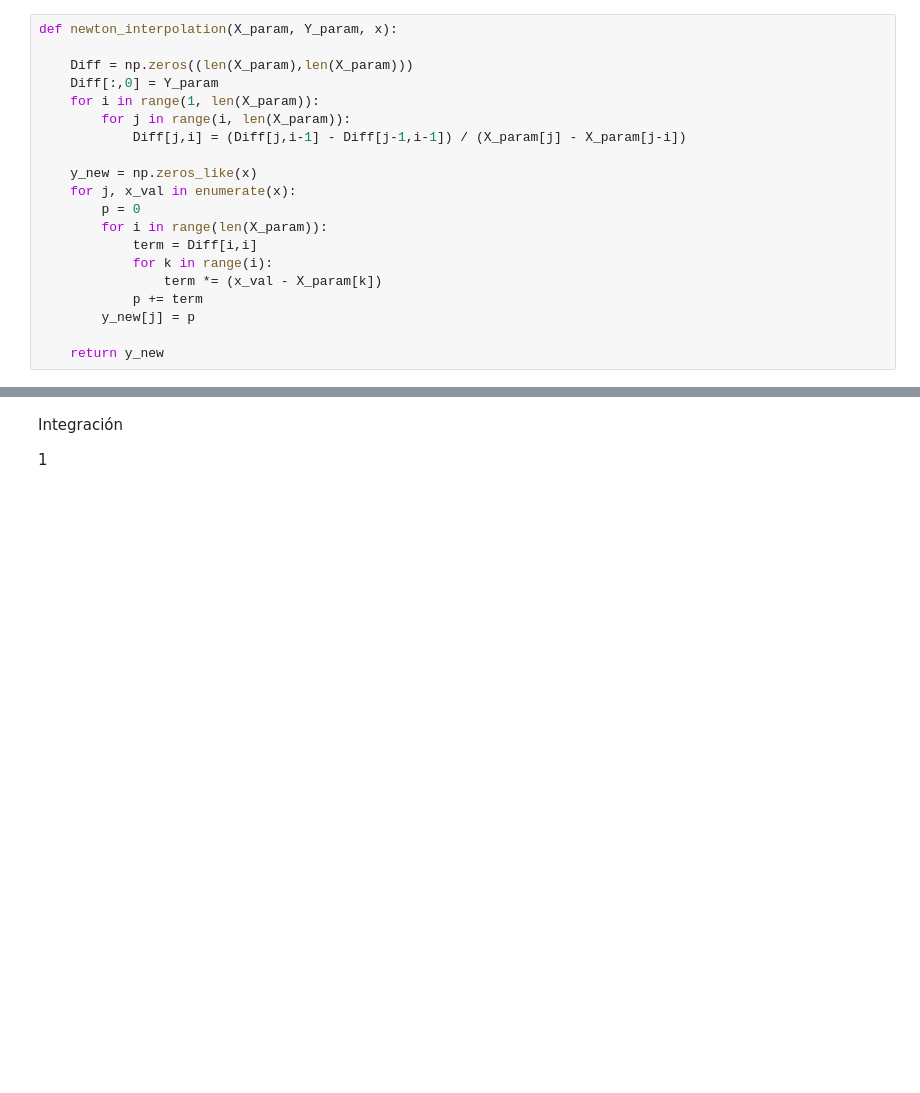
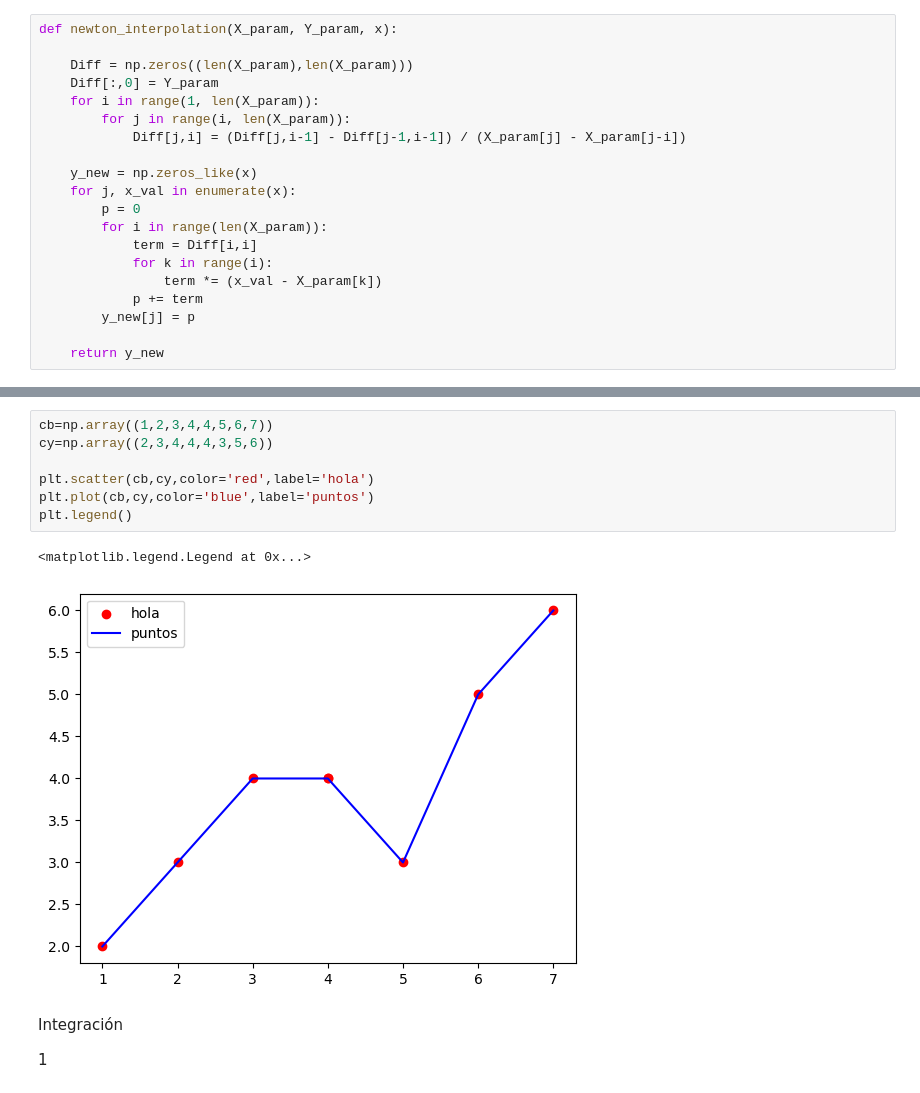
Before and after one commit to lsperezm/Metodos1-LauraPerez-SofiaLizarazo, a Jupyter notebook: Taller2/Taller2-LauraSofiaPerez-BrendaSofiaLizarazo.ipynb, the cells around one changed output, grey strips where cells are left out. Cells and saved outputs as stored; diff of their text form; blank space fills up the shorter version.

```diff
--- a/Taller2/Taller2-LauraSofiaPerez-BrendaSofiaLizarazo.ipynb
+++ b/Taller2/Taller2-LauraSofiaPerez-BrendaSofiaLizarazo.ipynb
@@ -437,3 +437,13 @@ plt.show()
+# %%
+cb=np.array((1,2,3,4,4,5,6,7))
+cy=np.array((2,3,4,4,4,3,5,6))
+
+plt.scatter(cb,cy,color='red',label='hola')
+plt.plot(cb,cy,color='blue',label='puntos')
+plt.legend()
+# %% [output]
+<matplotlib.legend.Legend at 0x...>
+[figure, added]
 # %% [markdown]
 Integración
 
```
Also changed, not shown: parts of 3 cells of this notebook, 2 other files.
